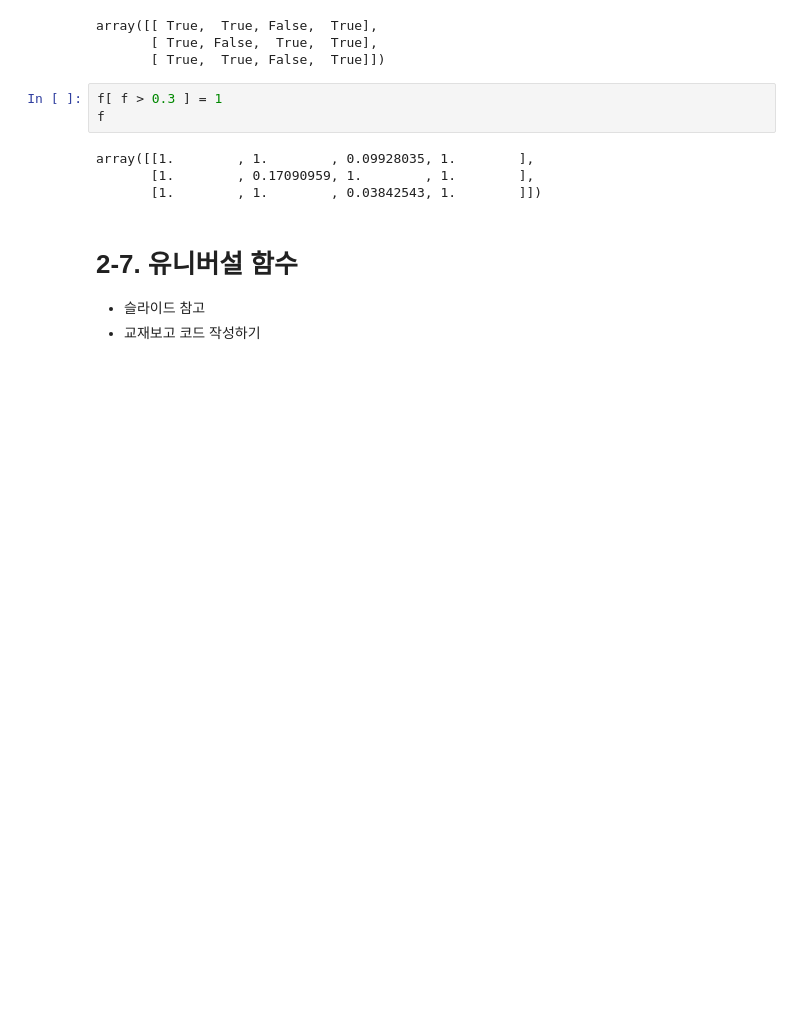
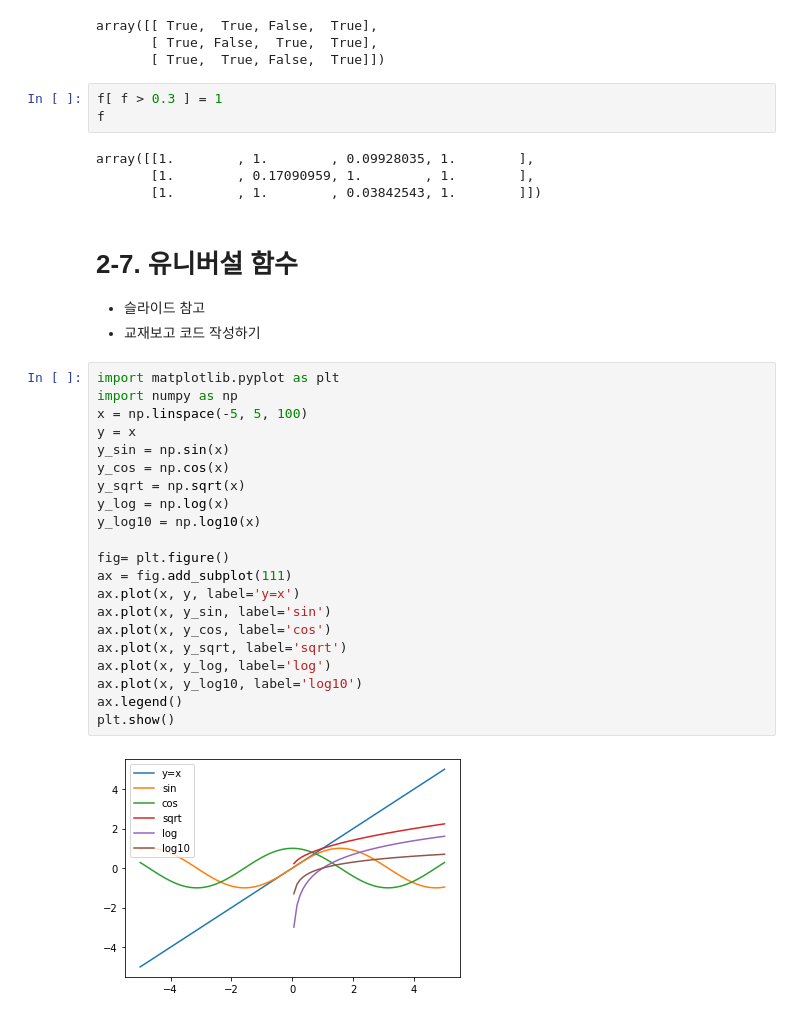
Before and after one commit to SWeat-python-weekend-study/Yeongbeom-Song, a Jupyter notebook: 210220-4.ipynb, the cells around one changed output. Saved outputs shown, nothing was run; the diff lists cells and outputs as text; blank space fills up the shorter version.

```diff
--- a/210220-4.ipynb
+++ b/210220-4.ipynb
@@ -200,3 +200,26 @@ array([[1.        , 1.        , 0.09928035, 1.        ],
 # 2-7. 유니버설 함수
 - 슬라이드 참고
 - 교재보고 코드 작성하기
+# %%
+import matplotlib.pyplot as plt
+import numpy as np
+x = np.linspace(-5, 5, 100)
+y = x
+y_sin = np.sin(x)
+y_cos = np.cos(x)
+y_sqrt = np.sqrt(x)
+y_log = np.log(x)
+y_log10 = np.log10(x)
+
+fig= plt.figure()
+ax = fig.add_subplot(111)
+ax.plot(x, y, label='y=x')
+ax.plot(x, y_sin, label='sin')
+ax.plot(x, y_cos, label='cos')
+ax.plot(x, y_sqrt, label='sqrt')
+ax.plot(x, y_log, label='log')
+ax.plot(x, y_log10, label='log10')
+ax.legend()
+plt.show()
+# %% [output]
+[figure, added]
```
